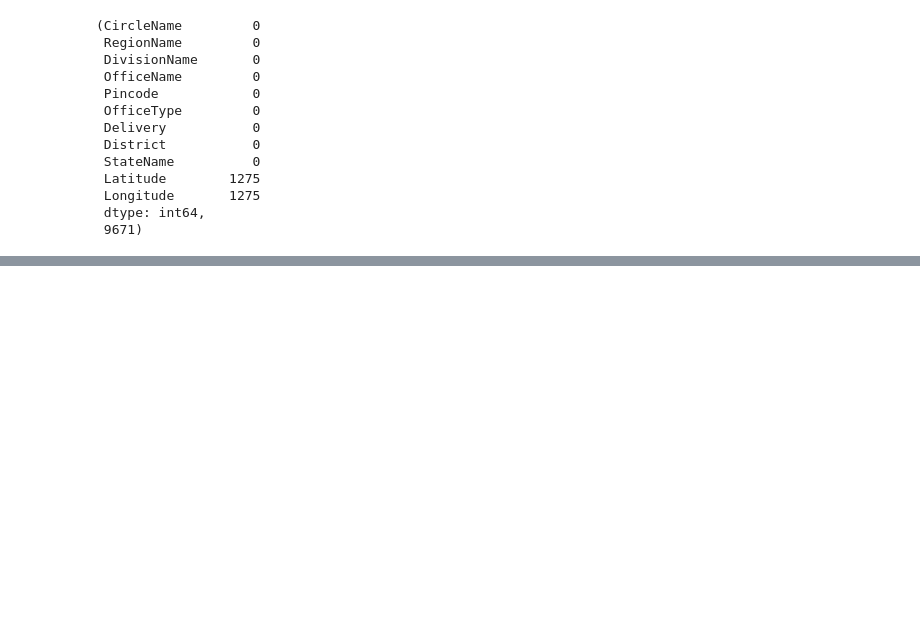
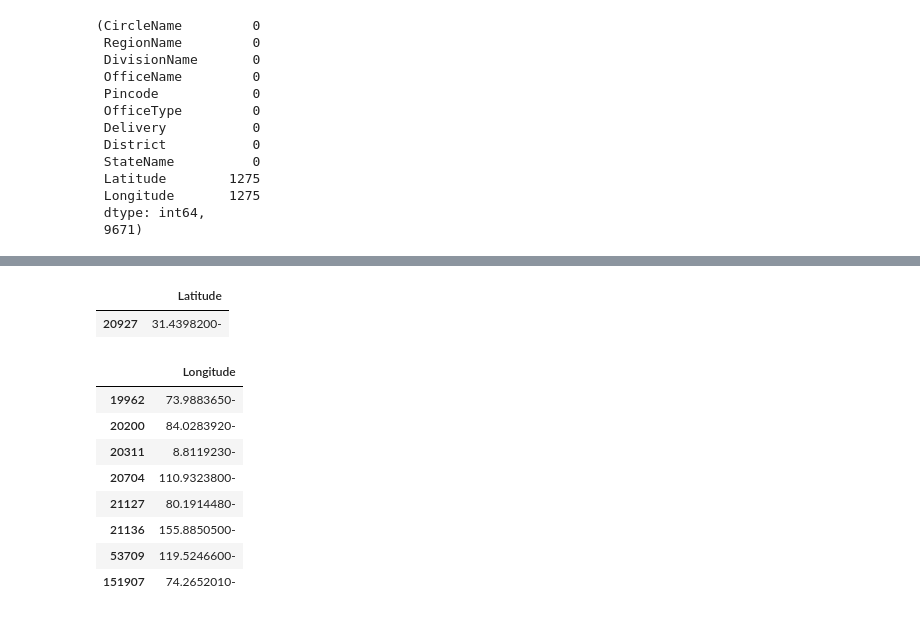
Before and after one commit to Aneeshshastri/Epoch_Spring_Camp, a Jupyter notebook: KMeansTask/KMeansClustering.ipynb, the cells around one changed output, grey strips where cells are left out. Drawn from its saved outputs; the diff is of its cells as text; code cells hidden in the pictures; blank space fills up the shorter version.

```diff
--- a/KMeansTask/KMeansClustering.ipynb
+++ b/KMeansTask/KMeansClustering.ipynb
@@ -90,0 +107,24 @@ dtype: int64
+# %%
+display(X[X["Latitude"].str.contains(r'-|\+', na=False)])
+display(Y[Y["Longitude"].str.contains(r'-|\+', na=False)])
+""" Drop the rows with invalid Latitude and Longitude values """
+X = X[~X["Latitude"].str.contains(r'-|\+', na=False) & ~Y["Longitude"].str.contains(r'-|\+', na=False)]
+Y = Y[~Y["Longitude"].str.contains(r'-|\+', na=False) & ~X["Latitude"].str.contains(r'-|\+', na=False) ]
+# The - at the end might mean that the value is negative, but it is safer to drop it as it is not a valid number.
+X=X.astype(float)
+Y=Y.astype(float)
+
+X=X[(X['Latitude']<90) & (X['Latitude']>-90)]
+Y=Y[(Y['Longitude']<180) & (Y['Longitude']>-180)]
+# %% [output]
+|  | Latitude |
+| 20927 | 31.4398200- |
+|  | Longitude |
+| 19962 | 73.9883650- |
+| 20200 | 84.0283920- |
+| 20311 | 8.8119230- |
+| 20704 | 110.9323800- |
+| 21127 | 80.1914480- |
+| 21136 | 155.8850500- |
+| 53709 | 119.5246600- |
+| 151907 | 74.2652010- |
```
Also changed, not shown: parts of 6 cells of this notebook.
